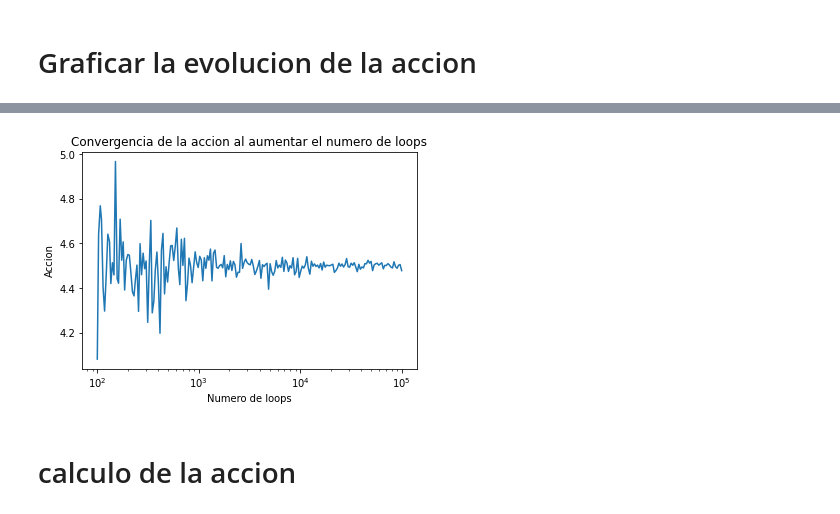
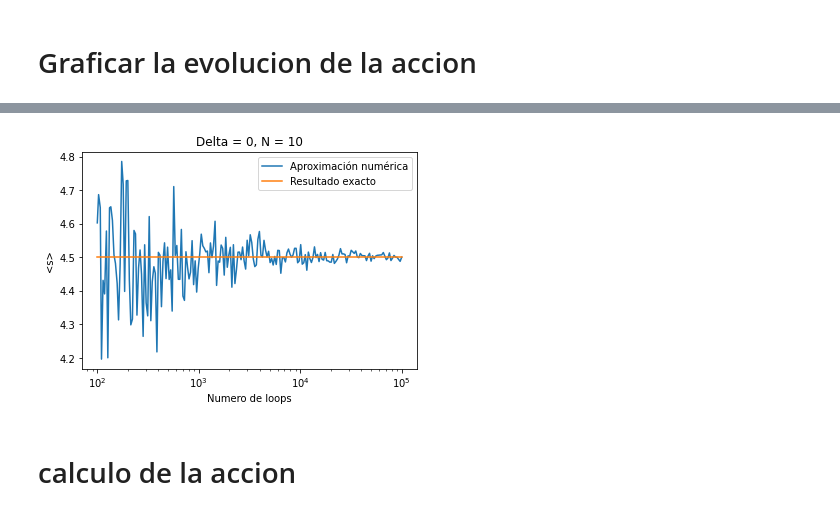
Before and after one commit to Apurro12/Tesis-Simple, a Jupyter notebook: simulacion/Simu.ipynb, the cells around one changed output, grey strips where cells are left out. Cells and saved outputs as stored; diff of their text form; code cells hidden in the pictures.

```diff
--- a/simulacion/Simu.ipynb
+++ b/simulacion/Simu.ipynb
@@ -108,13 +112,17 @@ for index in indices:
 # %%
-plt.plot(len_indices,acciones)
+plt.plot(len_indices,acciones, label = 'Aproximación numérica')
+plt.plot([10**2,max(len_indices)],[4.5,4.5], label = 'Resultado exacto')
+
+
 plt.xscale('log')
 
 plt.xlabel('Numero de loops')
-plt.ylabel('Accion')
+plt.ylabel('<s>')
+plt.legend()
 
-plt.title('Convergencia de la accion al aumentar el numero de loops')
+plt.title('Delta = 0, N = 10')
 plt.show()
 # %% [output]
-[figure, old version]
+[figure, new version]
 # %% [markdown]
 # calculo de la accion
```
Also changed, not shown: parts of 6 cells of this notebook, 12 other files.
